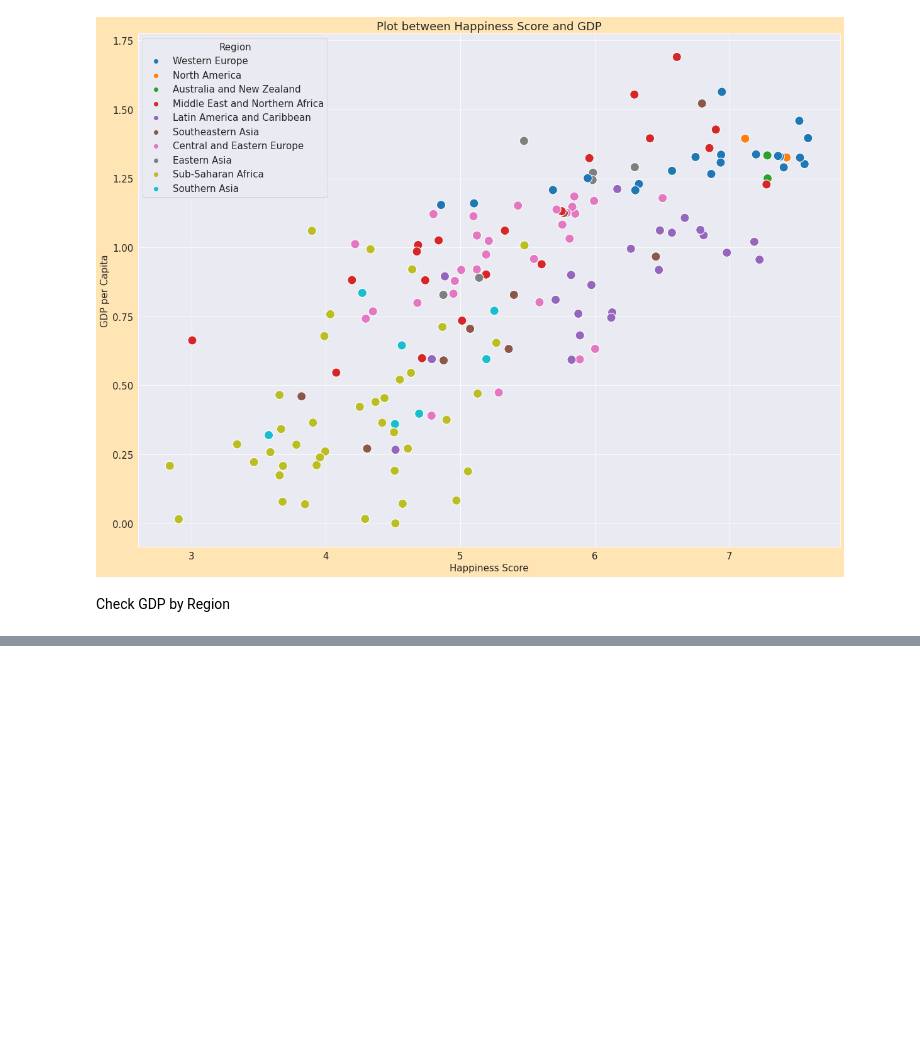
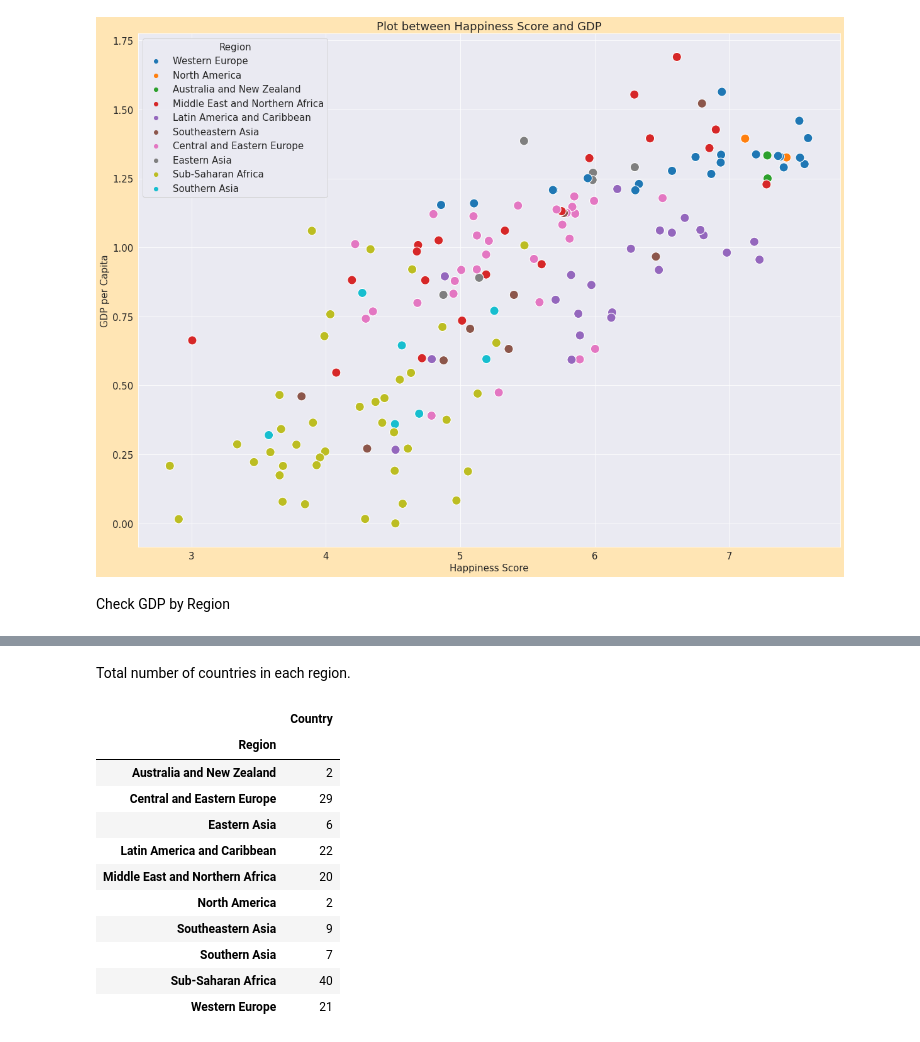
Before and after one commit to AndreaOgoke/AndreaOgoke, a Jupyter notebook: Copy_of_Project.ipynb, the cells around one changed output, grey strips where cells are left out. Saved outputs shown, nothing was run; the diff lists cells and outputs as text; code cells hidden in the pictures; blank space fills up the shorter version.

```diff
--- a/Copy_of_Project.ipynb
+++ b/Copy_of_Project.ipynb
@@ -101,0 +122,18 @@ Text(0, 0.5, '')
+# %% [markdown]
+Total number of countries in each region.
+# %%
+total_country = happiness_data.groupby('Region')[['Country']].count()
+total_country
+# %% [output]
+|  | Country |
+| Region |  |
+| Australia and New Zealand | 2 |
+| Central and Eastern Europe | 29 |
+| Eastern Asia | 6 |
+| Latin America and Caribbean | 22 |
+| Middle East and Northern Africa | 20 |
+| North America | 2 |
+| Southeastern Asia | 9 |
+| Southern Asia | 7 |
+| Sub-Saharan Africa | 40 |
+| Western Europe | 21 |
```
Also changed, not shown: parts of 11 cells of this notebook.
